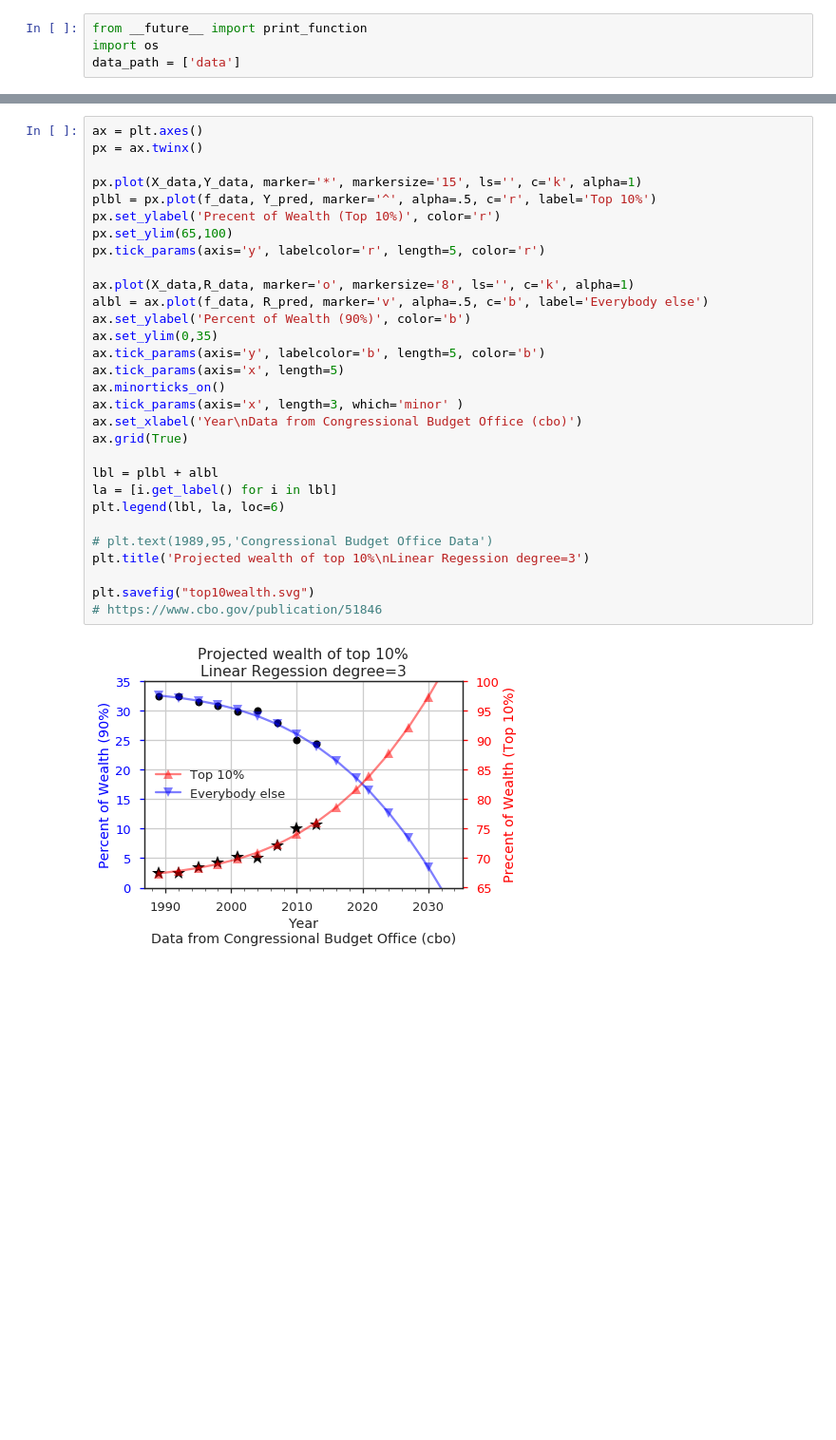
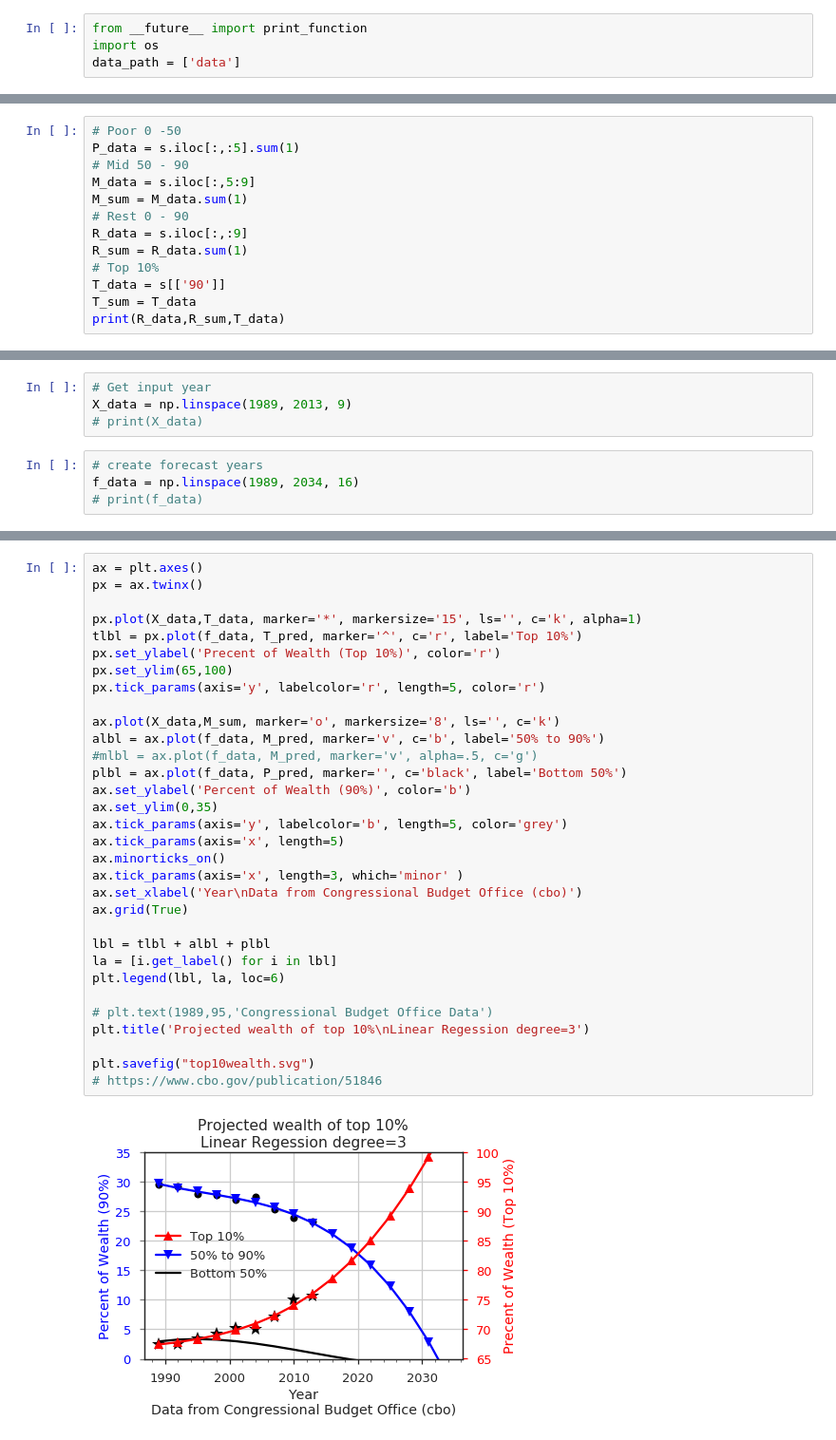
Before and after one commit to greenpdx/wealth-cbo, a Jupyter notebook: wealth.ipynb, the cells around one changed output, grey strips where cells are left out. Shown: that part at 95% size. Drawn from its saved outputs; the diff is of its cells as text; blank space fills up the shorter version.

```diff
--- a/wealth.ipynb
+++ b/wealth.ipynb
@@ -41,0 +24,13 @@ year
+# %%
+# Poor 0 -50
+P_data = s.iloc[:,:5].sum(1)
+# Mid 50 - 90
+M_data = s.iloc[:,5:9]
+M_sum = M_data.sum(1)
+# Rest 0 - 90
+R_data = s.iloc[:,:9]
+R_sum = R_data.sum(1)
+# Top 10%
+T_data = s[['90']]
+T_sum = T_data
+print(R_data,R_sum,T_data)
@@ -91,0 +65,8 @@ dtype: float64
+# %%
+# Get input year
+X_data = np.linspace(1989, 2013, 9)
+# print(X_data)
+# %%
+# create forecast years
+f_data = np.linspace(1989, 2034, 16)
+# print(f_data)
@@ -135,32 +144,34 @@ print(list(fut))
 # %%
 ax = plt.axes()
 px = ax.twinx()
 
-px.plot(X_data,Y_data, marker='*', markersize='15', ls='', c='k', alpha=1)
-plbl = px.plot(f_data, Y_pred, marker='^', alpha=.5, c='r', label='Top 10%')
+px.plot(X_data,T_data, marker='*', markersize='15', ls='', c='k', alpha=1)
+tlbl = px.plot(f_data, T_pred, marker='^', c='r', label='Top 10%')
 px.set_ylabel('Precent of Wealth (Top 10%)', color='r')
 px.set_ylim(65,100)
 px.tick_params(axis='y', labelcolor='r', length=5, color='r')
 
-ax.plot(X_data,R_data, marker='o', markersize='8', ls='', c='k', alpha=1)
-albl = ax.plot(f_data, R_pred, marker='v', alpha=.5, c='b', label='Everybody else')
+ax.plot(X_data,M_sum, marker='o', markersize='8', ls='', c='k')
+albl = ax.plot(f_data, M_pred, marker='v', c='b', label='50% to 90%')
+#mlbl = ax.plot(f_data, M_pred, marker='v', alpha=.5, c='g')
+plbl = ax.plot(f_data, P_pred, marker='', c='black', label='Bottom 50%')
 ax.set_ylabel('Percent of Wealth (90%)', color='b')
 ax.set_ylim(0,35)
-ax.tick_params(axis='y', labelcolor='b', length=5, color='b')
+ax.tick_params(axis='y', labelcolor='b', length=5, color='grey')
 ax.tick_params(axis='x', length=5)
 ax.minorticks_on()
 ax.tick_params(axis='x', length=3, which='minor' )
 ax.set_xlabel('Year\nData from Congressional Budget Office (cbo)')
 ax.grid(True)
 
-lbl = plbl + albl
+lbl = tlbl + albl + plbl
 la = [i.get_label() for i in lbl]
 plt.legend(lbl, la, loc=6)
 
 # plt.text(1989,95,'Congressional Budget Office Data')
 plt.title('Projected wealth of top 10%\nLinear Regession degree=3')
 
 plt.savefig("top10wealth.svg")
 # https://www.cbo.gov/publication/51846
 # %% [output]
-[figure, old version]
+[figure, new version]
```
Also changed, not shown: parts of 12 cells of this notebook, 1 other file.
